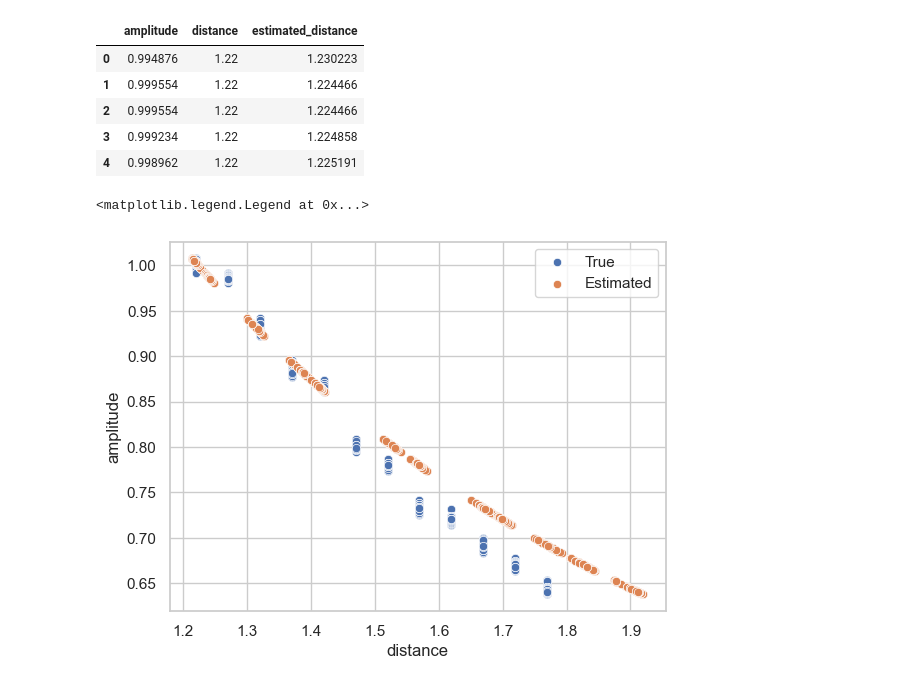
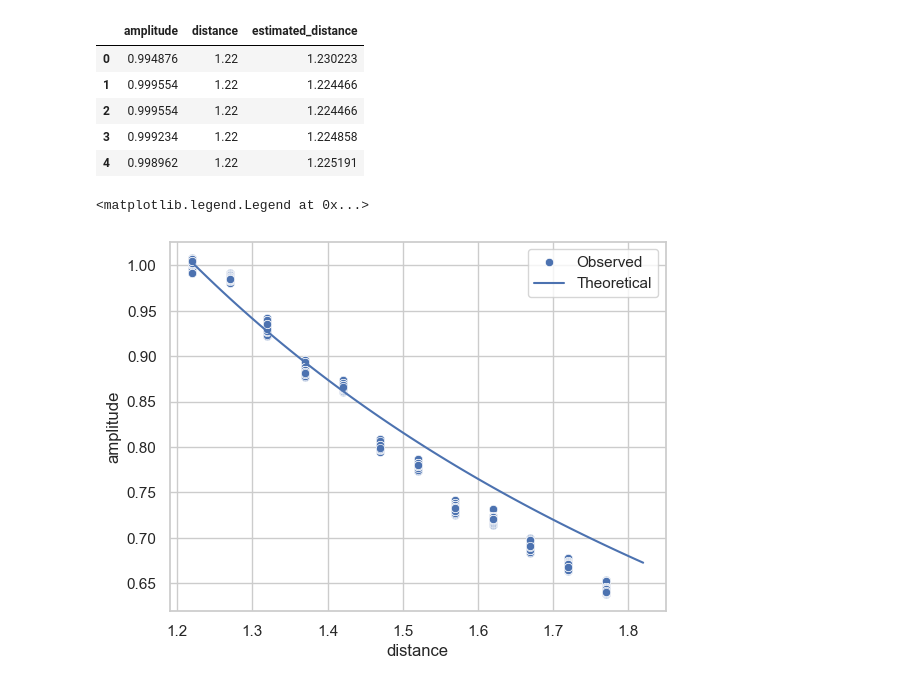
Before and after one commit to auk1709/lab-acoustic, a Jupyter notebook: notebook/test18-distance-amplitude.ipynb, the cells around one changed output. Saved outputs shown, nothing was run; the diff lists cells and outputs as text; code cells hidden in the pictures.

```diff
--- a/notebook/test18-distance-amplitude.ipynb
+++ b/notebook/test18-distance-amplitude.ipynb
@@ -206,5 +208,8 @@ sns.lineplot(
 [figure]
 # %%
 df_amp_all_band["estimated_distance"] = 1.22 * base_amp / df_amp_all_band["amplitude"]
+# %%
+distances_array = np.arange(1.22, 1.82, 0.01)
+theoretical_amp = 1.22 * base_amp / distances_array
 # %%
 fig, ax = plt.subplots()
@@ -281,13 +284,13 @@ df_amp_all_band.head()
 | 2 | 0.999554 | 1.22 | 1.224466 |
 | 3 | 0.999234 | 1.22 | 1.224858 |
 | 4 | 0.998962 | 1.22 | 1.225191 |
+# %%
+theoretical_s16 = 1.22 * base_amp / distances_array
 # %%
 fig, ax = plt.subplots()
-sns.scatterplot(df_amp_all_band, x="distance", y="amplitude", ax=ax, label="True")
-sns.scatterplot(
-    df_amp_all_band, x="estimated_distance", y="amplitude", ax=ax, label="Estimated"
-)
+sns.scatterplot(df_amp_all_band, x="distance", y="amplitude", ax=ax, label="Observed")
+sns.lineplot(x=distances_array, y=theoretical_s16, ax=ax, label="Theoretical")
 plt.legend()
 # %% [output]
 <matplotlib.legend.Legend at 0x...>
-[figure, old version]
+[figure, new version]
```
Also changed, not shown: parts of 4 cells of this notebook, 4 other files.
